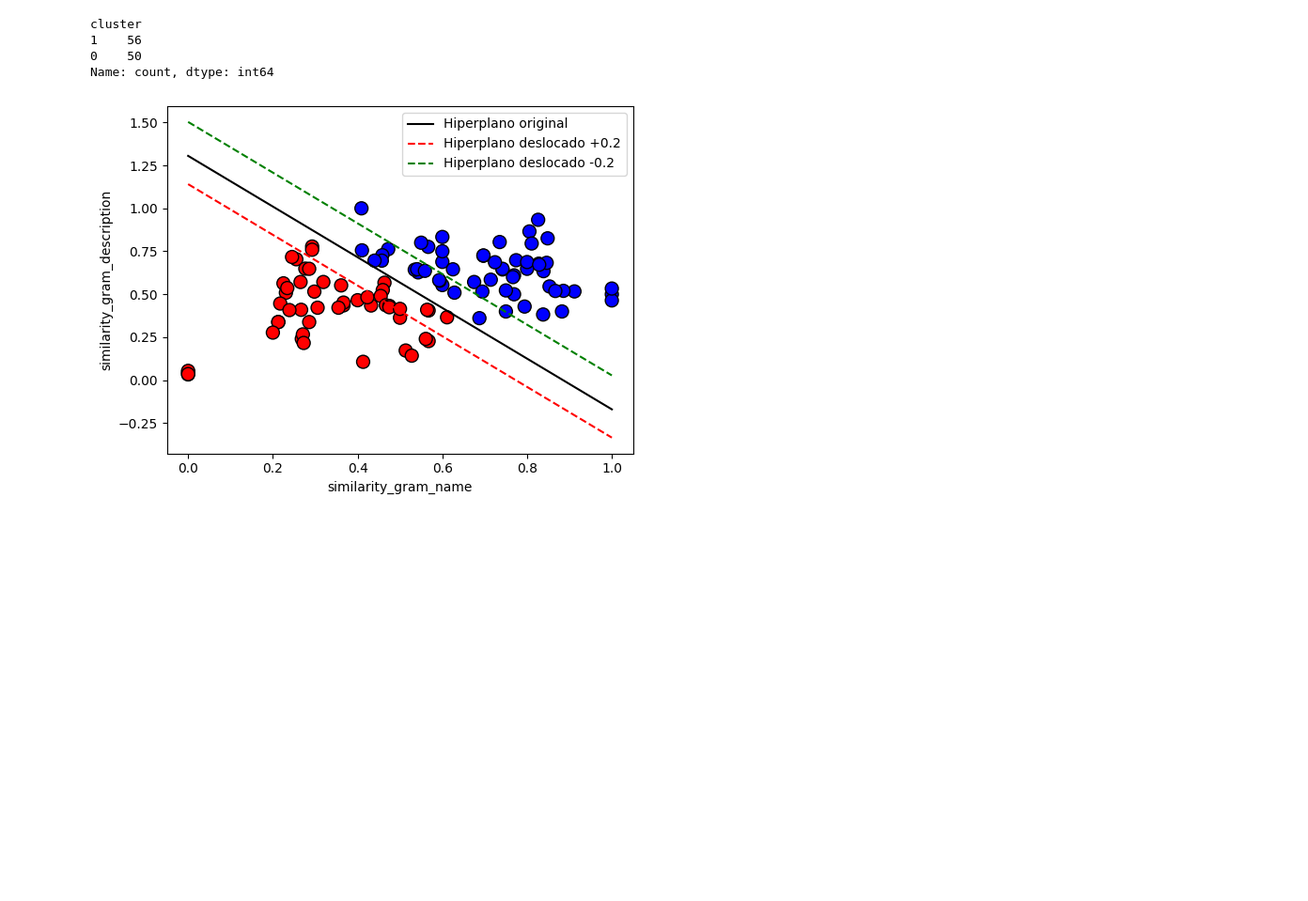
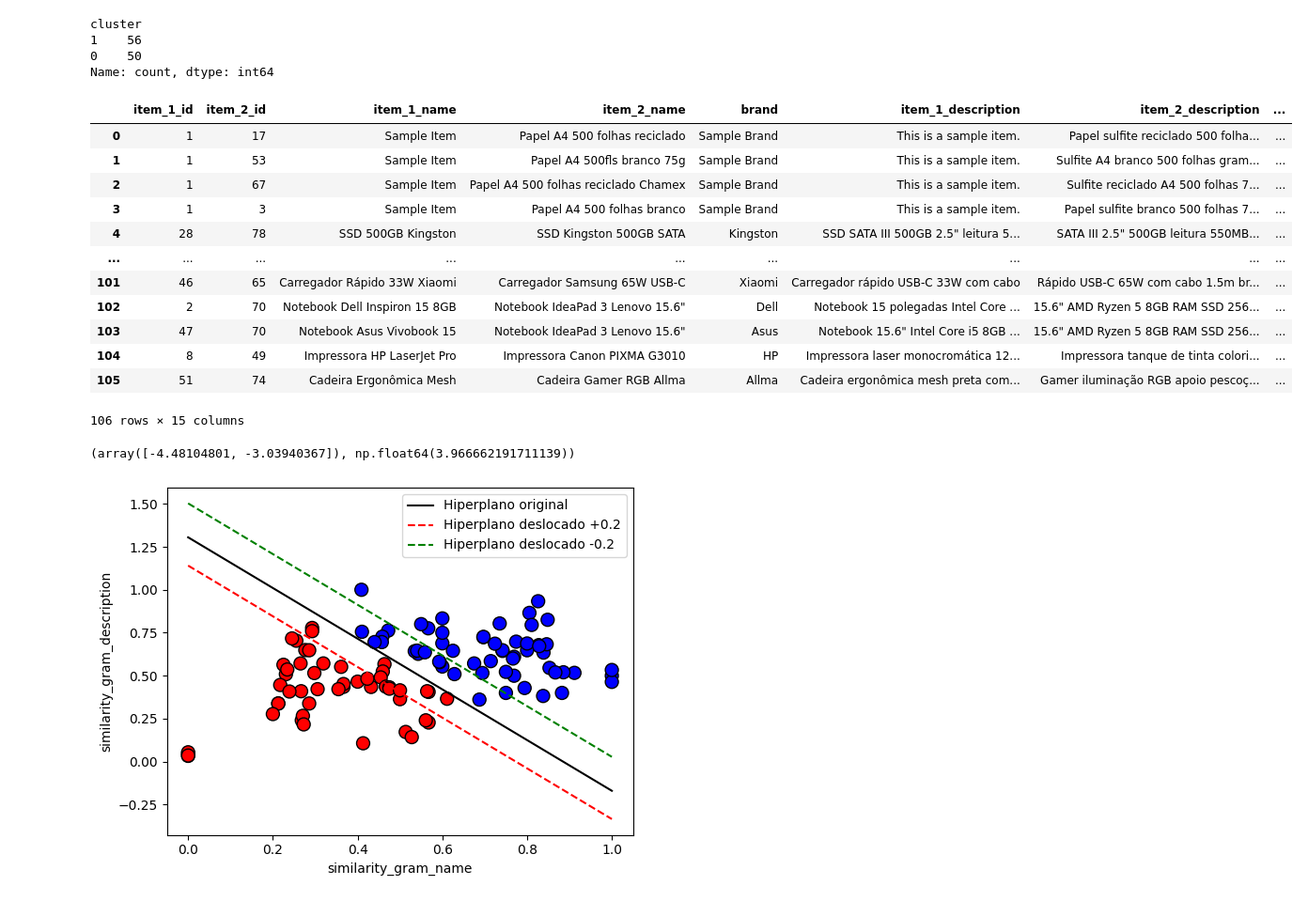
Before and after one commit to zanyev/link-api, a Jupyter notebook: test_splink.ipynb, the cells around one changed output. Shown: that part at 94% size. Drawn from its saved outputs; the diff is of its cells as text; code cells hidden in the pictures; blank space fills up the shorter version.

```diff
--- a/test_splink.ipynb
+++ b/test_splink.ipynb
@@ -81,9 +86,29 @@ X_matrix = X[['similarity_gram_name','similarity_gram_description']].values
 svm = SVC(kernel='linear', probability=True)
 svm = svm.fit(X_matrix, y)
 X['predicted_cluster'] = svm.predict_proba(X_matrix).round(2)[:,0] >= 0.5
+# %%
+X
+# %% [output]
+|  | item_1_id | item_2_id | item_1_name | item_2_name | brand | item_1_description | item_2_description | ... |
+| 0 | 1 | 17 | Sample Item | Papel A4 500 folhas reciclado | Sample Brand | This is a sample item. | Papel sulfite reciclado 500 folha... | ... |
+| 1 | 1 | 53 | Sample Item | Papel A4 500fls branco 75g | Sample Brand | This is a sample item. | Sulfite A4 branco 500 folhas gram... | ... |
+| 2 | 1 | 67 | Sample Item | Papel A4 500 folhas reciclado Chamex | Sample Brand | This is a sample item. | Sulfite reciclado A4 500 folhas 7... | ... |
+| 3 | 1 | 3 | Sample Item | Papel A4 500 folhas branco | Sample Brand | This is a sample item. | Papel sulfite branco 500 folhas 7... | ... |
+| 4 | 28 | 78 | SSD 500GB Kingston | SSD Kingston 500GB SATA | Kingston | SSD SATA III 500GB 2.5" leitura 5... | SATA III 2.5" 500GB leitura 550MB... | ... |
+| ... | ... | ... | ... | ... | ... | ... | ... | ... |
+| 101 | 46 | 65 | Carregador Rápido 33W Xiaomi | Carregador Samsung 65W USB-C | Xiaomi | Carregador rápido USB-C 33W com cabo | Rápido USB-C 65W com cabo 1.5m br... | ... |
+| 102 | 2 | 70 | Notebook Dell Inspiron 15 8GB | Notebook IdeaPad 3 Lenovo 15.6" | Dell | Notebook 15 polegadas Intel Core ... | 15.6" AMD Ryzen 5 8GB RAM SSD 256... | ... |
+| 103 | 47 | 70 | Notebook Asus Vivobook 15 | Notebook IdeaPad 3 Lenovo 15.6" | Asus | Notebook 15.6" Intel Core i5 8GB ... | 15.6" AMD Ryzen 5 8GB RAM SSD 256... | ... |
+| 104 | 8 | 49 | Impressora HP LaserJet Pro | Impressora Canon PIXMA G3010 | HP | Impressora laser monocromática 12... | Impressora tanque de tinta colori... | ... |
+| 105 | 51 | 74 | Cadeira Ergonômica Mesh | Cadeira Gamer RGB Allma | Allma | Cadeira ergonômica mesh preta com... | Gamer iluminação RGB apoio pescoç... | ... |
+106 rows × 15 columns
 # %%
 w = svm.coef_[0]      # vetor normal ao plano
 b = svm.intercept_[0] # intercepto
+# %%
+w, b
+# %% [output]
+(array([-4.48104801, -3.03940367]), np.float64(3.966662191711139))
 # %%
 
 # offset que você quer aplicar
```
Also changed, not shown: parts of 19 cells of this notebook.
